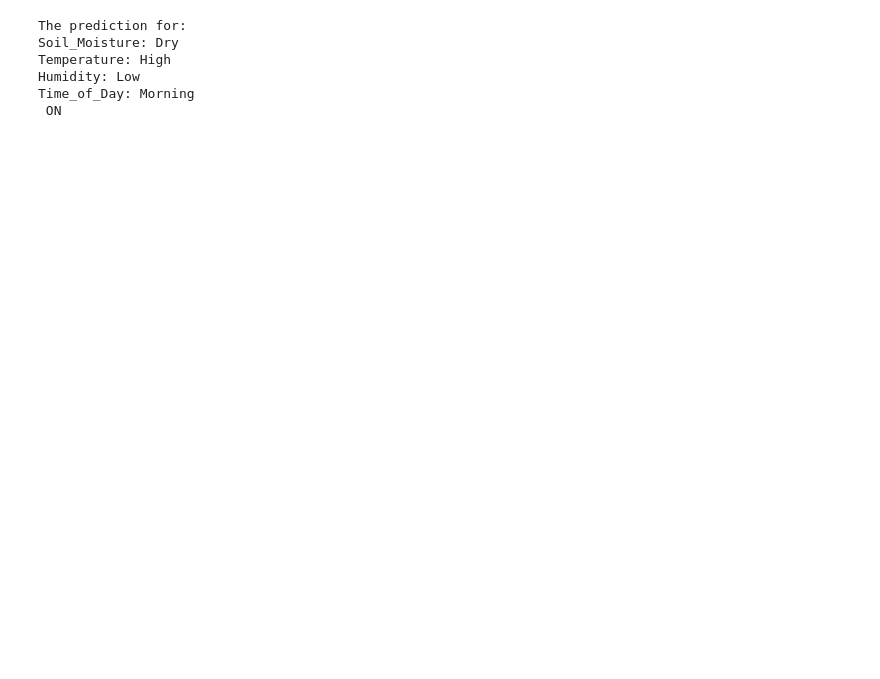
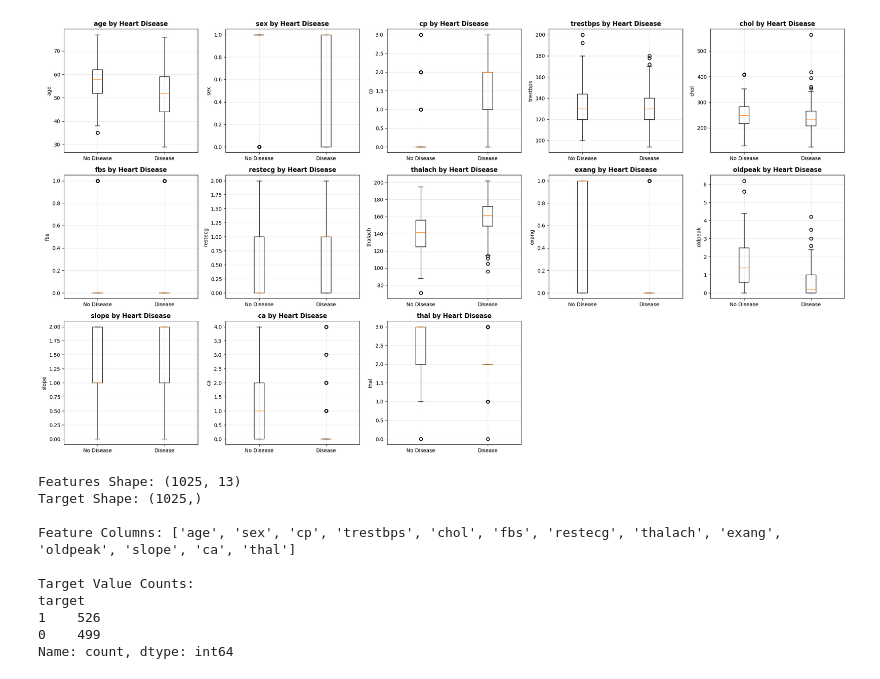
Before and after one commit to DHANYA-P-31/MachineLearning, a Jupyter notebook: DecisionTree/decisionTree.ipynb, the cells around one changed output. Saved outputs shown, nothing was run; the diff lists cells and outputs as text; code cells hidden in the pictures; blank space fills up the shorter version.

```diff
--- a/DecisionTree/decisionTree.ipynb
+++ b/DecisionTree/decisionTree.ipynb
@@ -68,19 +117,46 @@ plt.show()
 # %%
-new_sample = pd.DataFrame({
-    "Soil_Moisture": encoders["Soil_Moisture"].transform(["Dry"]),
-    "Temperature": encoders["Temperature"].transform(["High"]),
-    "Humidity": encoders["Humidity"].transform(["Low"]),
-    "Time_of_Day": encoders["Time_of_Day"].transform(["Morning"])
-})
+# Visualization 4: Feature Comparison by Target
+fig, axes = plt.subplots(3, 5, figsize=(22, 12))
+features = ['age', 'sex', 'cp', 'trestbps', 'chol', 'fbs', 'restecg', 'thalach',
+            'exang', 'oldpeak', 'slope', 'ca', 'thal']
+
+for idx, feature in enumerate(features):
+    row = idx // 5
+    col = idx % 5
+
+    no_disease = df[df['target'] == 0][feature]
+    disease = df[df['target'] == 1][feature]
+
+    axes[row, col].boxplot([no_disease, disease], labels=['No Disease', 'Disease'])
+    axes[row, col].set_title(f'{feature} by Heart Disease', fontweight='bold')
+    axes[row, col].set_ylabel(feature)
+    axes[row, col].grid(alpha=0.3)
+
+# Remove empty subplots
+fig.delaxes(axes[2, 3])
+fig.delaxes(axes[2, 4])
+plt.tight_layout()
+plt.show()
+# %% [output]
+[figure, added]
 # %%
-prediction = model.predict(new_sample)
+# Data Preprocessing: Separate Features and Target
+X = df.drop('target', axis=1)
+y = df['target']
 
-decision = encoders["Irrigation"].inverse_transform(prediction)[0]
-print("The prediction for: \nSoil_Moisture: Dry\nTemperature: High\nHumidity: Low\nTime_of_Day: Morning\n",decision)
+print("Features Shape:", X.shape)
+print("Target Shape:", y.shape)
+print("\nFeature Columns:", X.columns.tolist())
+print("\nTarget Value Counts:")
+print(y.value_counts())
 # %% [output]
-The prediction for:
-Soil_Moisture: Dry
-Temperature: High
-Humidity: Low
-Time_of_Day: Morning
- ON
+Features Shape: (1025, 13)
+Target Shape: (1025,)
+
+Feature Columns: ['age', 'sex', 'cp', 'trestbps', 'chol', 'fbs', 'restecg', 'thalach', 'exang', 'oldpeak', 'slope', 'ca', 'thal']
+
+Target Value Counts:
+target
+1    526
+0    499
+Name: count, dtype: int64
```
Also changed, not shown: parts of 15 cells of this notebook.
